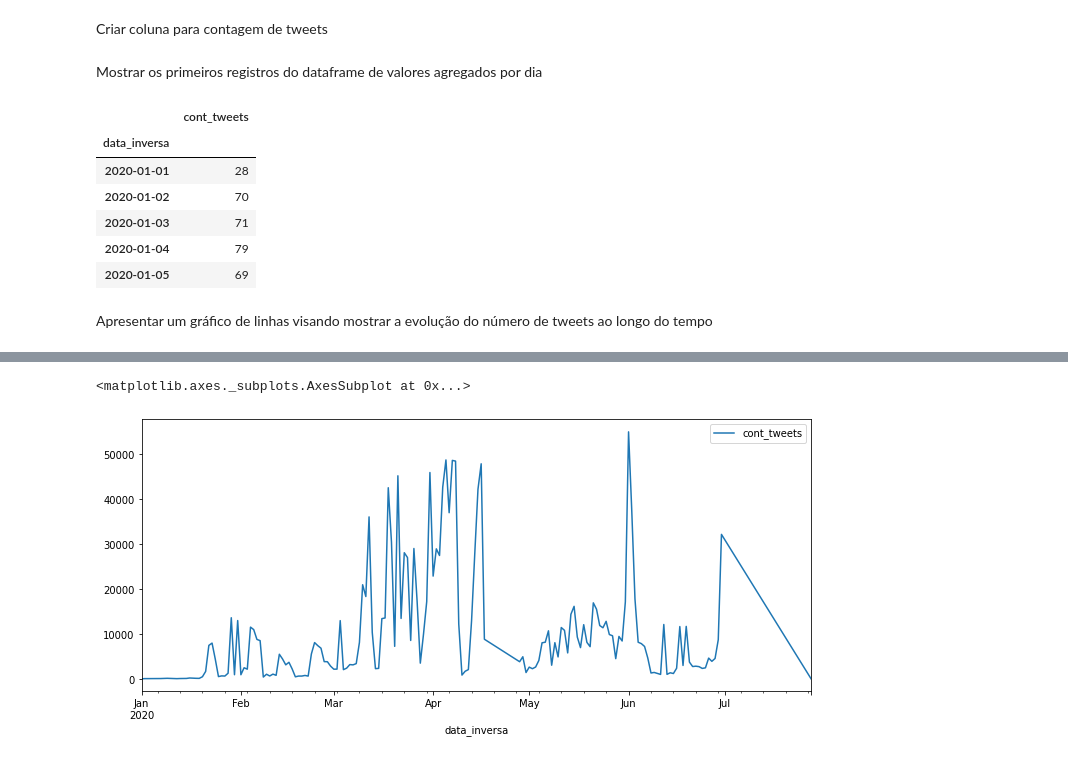
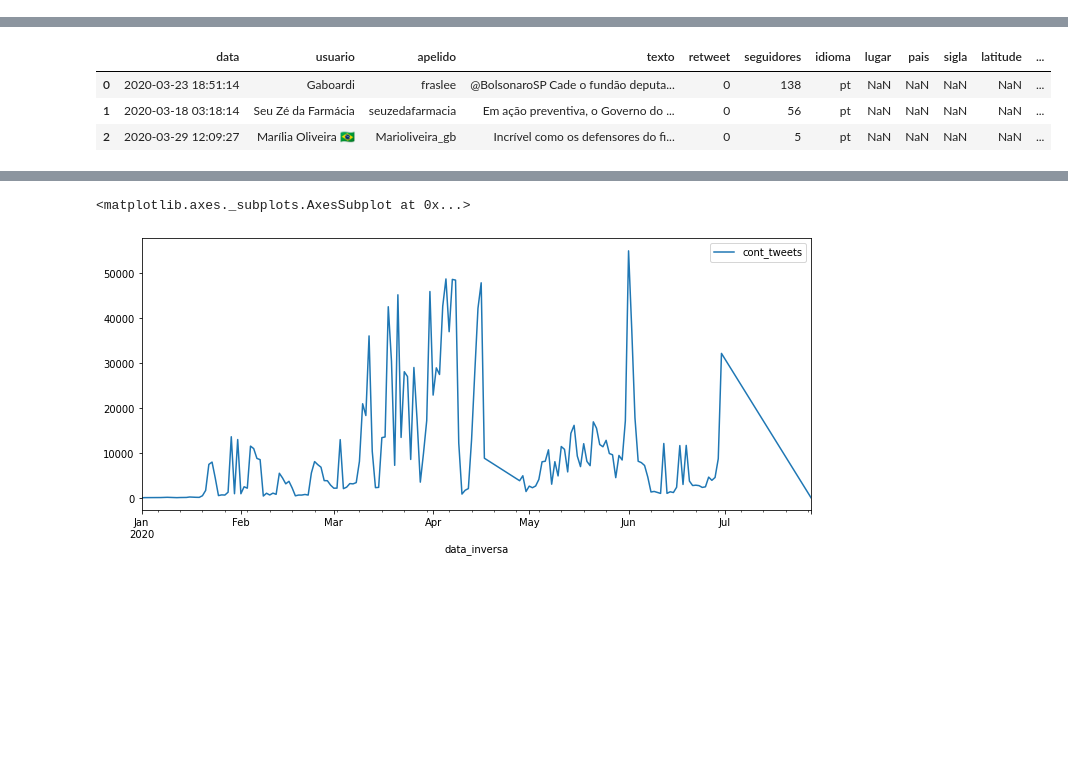
Before and after one commit to lln-cid20/prog-ciencia-dados, a Jupyter notebook: TrabalhoConjunto.ipynb, the cells around one changed output, grey strips where cells are left out. Saved outputs shown, nothing was run; the diff lists cells and outputs as text; code cells hidden in the pictures; blank space fills up the shorter version.

```diff
--- a/TrabalhoConjunto.ipynb
+++ b/TrabalhoConjunto.ipynb
@@ -69,2 +16,0 @@ dados_sumario = dados['data_inversa'].groupby(dados['data_inversa'].dt.to_period
-# %% [markdown]
-Criar coluna para contagem de tweets
@@ -73,14 +17,17 @@ dados_sumario.columns = ['cont_tweets']
-# %% [markdown]
-Mostrar os primeiros registros do dataframe de valores agregados por dia
-# %%
-dados_sumario.head(5)
-# %% [output]
-|  | cont_tweets |
-| data_inversa |  |
-| 2020-01-01 | 28 |
-| 2020-01-02 | 70 |
-| 2020-01-03 | 71 |
-| 2020-01-04 | 79 |
-| 2020-01-05 | 69 |
-# %% [markdown]
-Apresentar um gráfico de linhas visando mostrar a evolução do número de tweets ao longo do tempo
+# %%
+!pip install spacy --upgrade
+!python -m spacy download pt
+#!python -m spacy download en
+
+import pandas as pd
+import numpy as np
+import spacy
+import string
+import re
+
+from google.colab import drive
+drive.mount('/content/drive')
+
+data = pd.read_csv('/content/drive/Shared drives/modulo02/dados-curso-completo.csv')
+data.head(3)
+# %% [output]
@@ -86,0 +51,4 @@ Apresentar um gráfico de linhas visando mostrar a evolução do número de twee
+|  | data | usuario | apelido | texto | retweet | seguidores | idioma | lugar | pais | sigla | latitude | ... |
+| 0 | 2020-03-23 18:51:14 | Gaboardi | fraslee | @BolsonaroSP Cade o fundão deputa... | 0 | 138 | pt | NaN | NaN | NaN | NaN | ... |
+| 1 | 2020-03-18 03:18:14 | Seu Zé da Farmácia | seuzedafarmacia | Em ação preventiva, o Governo do ... | 0 | 56 | pt | NaN | NaN | NaN | NaN | ... |
+| 2 | 2020-03-29 12:09:27 | Marília Oliveira 🇧🇷 | Marioliveira_gb | Incrível como os defensores do fi... | 0 | 5 | pt | NaN | NaN | NaN | NaN | ... |
```
Also changed, not shown: parts of 104 cells of this notebook.
